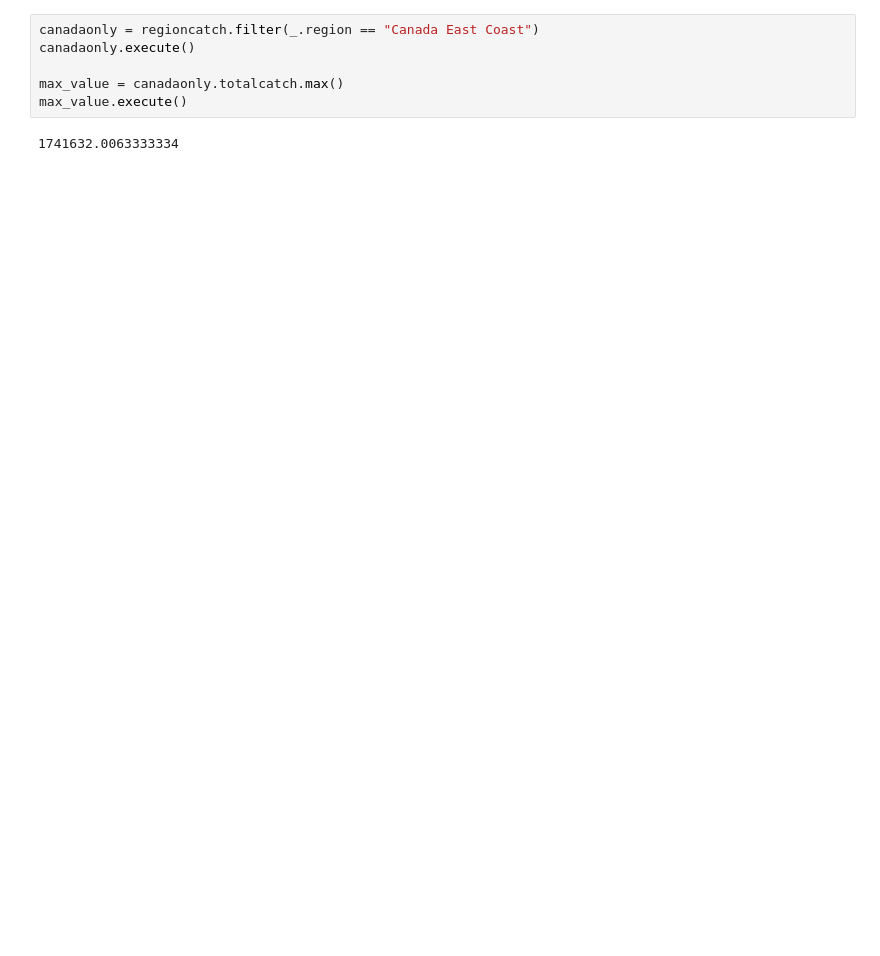
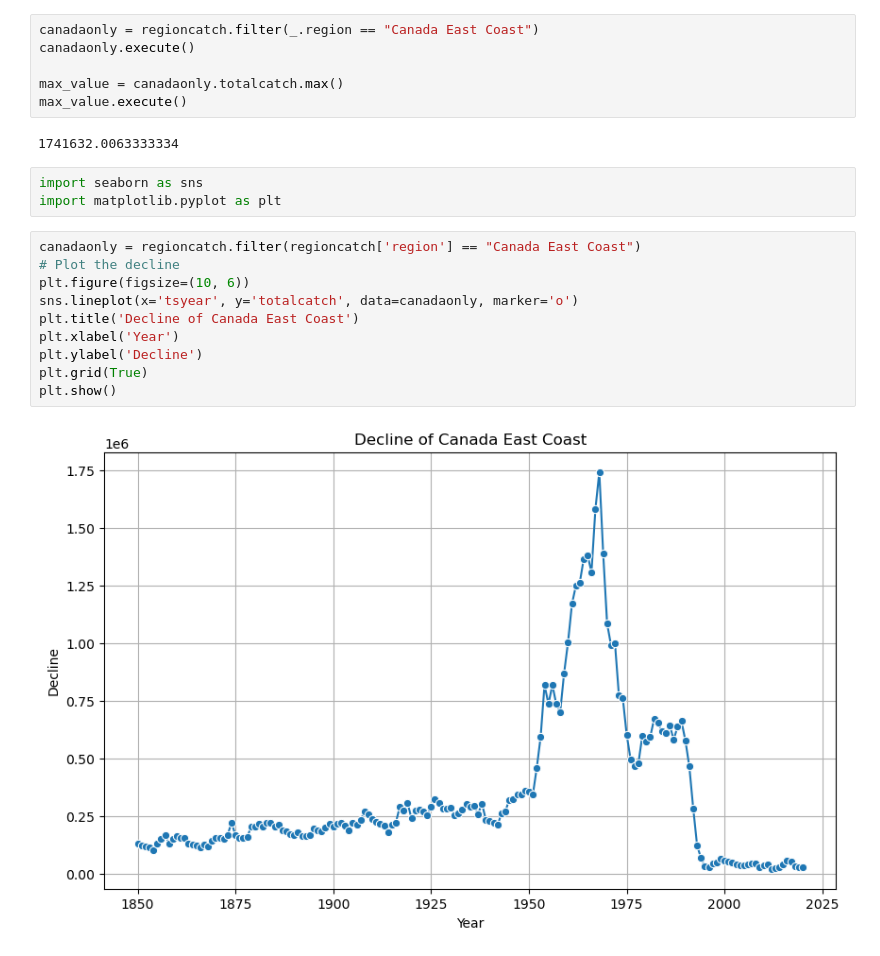
Before and after one commit to espm-288/fish-pam-shruti-paridhi-1, a Jupyter notebook: notebook.ipynb, the cells around one changed output. Drawn from its saved outputs; the diff is of its cells as text; blank space fills up the shorter version.

```diff
--- a/notebook.ipynb
+++ b/notebook.ipynb
@@ -151,3 +202,18 @@ max_value = canadaonly.totalcatch.max()
 max_value.execute()
 # %% [output]
 1741632.0063333334
+# %%
+import seaborn as sns
+import matplotlib.pyplot as plt
+# %%
+canadaonly = regioncatch.filter(regioncatch['region'] == "Canada East Coast")
+# Plot the decline
+plt.figure(figsize=(10, 6))
+sns.lineplot(x='tsyear', y='totalcatch', data=canadaonly, marker='o')
+plt.title('Decline of Canada East Coast')
+plt.xlabel('Year')
+plt.ylabel('Decline')
+plt.grid(True)
+plt.show()
+# %% [output]
+[figure, added]
```
Also changed, not shown: parts of 9 cells of this notebook.
